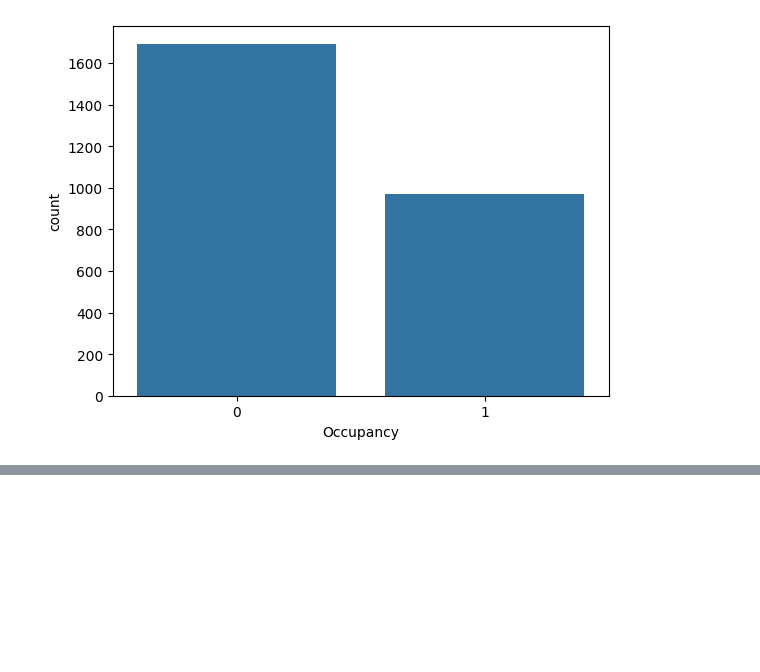
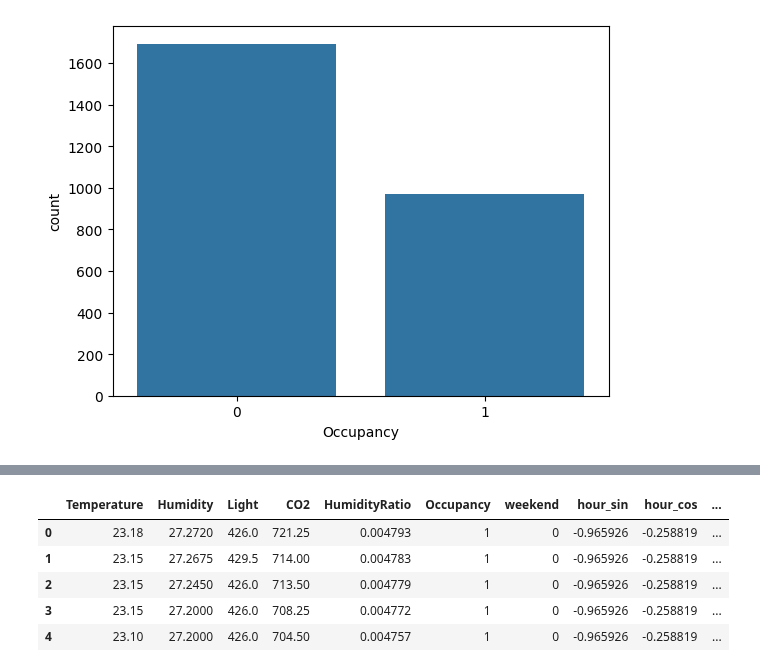
Before and after one commit to Mortti11/Deep_Learning, a Jupyter notebook: CNN_Times_series/Prepro.ipynb, the cells around one changed output, grey strips where cells are left out. Drawn from its saved outputs; the diff is of its cells as text; code cells hidden in the pictures; blank space fills up the shorter version.

```diff
--- a/CNN_Times_series/Prepro.ipynb
+++ b/CNN_Times_series/Prepro.ipynb
@@ -180,0 +209,9 @@ plt.show()
+# %%
+df_train.head()
+# %% [output]
+|  | Temperature | Humidity | Light | CO2 | HumidityRatio | Occupancy | weekend | hour_sin | hour_cos | ... |
+| 0 | 23.18 | 27.2720 | 426.0 | 721.25 | 0.004793 | 1 | 0 | -0.965926 | -0.258819 | ... |
+| 1 | 23.15 | 27.2675 | 429.5 | 714.00 | 0.004783 | 1 | 0 | -0.965926 | -0.258819 | ... |
+| 2 | 23.15 | 27.2450 | 426.0 | 713.50 | 0.004779 | 1 | 0 | -0.965926 | -0.258819 | ... |
+| 3 | 23.15 | 27.2000 | 426.0 | 708.25 | 0.004772 | 1 | 0 | -0.965926 | -0.258819 | ... |
+| 4 | 23.10 | 27.2000 | 426.0 | 704.50 | 0.004757 | 1 | 0 | -0.965926 | -0.258819 | ... |
```
Also changed, not shown: parts of 17 cells of this notebook, 4 other files.
